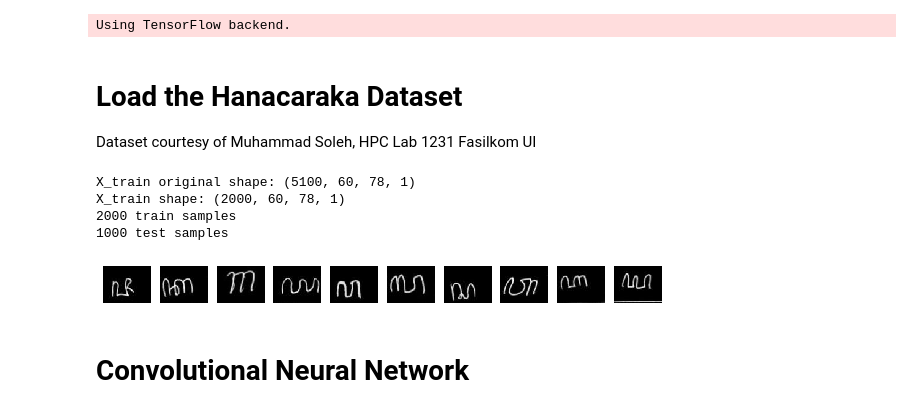
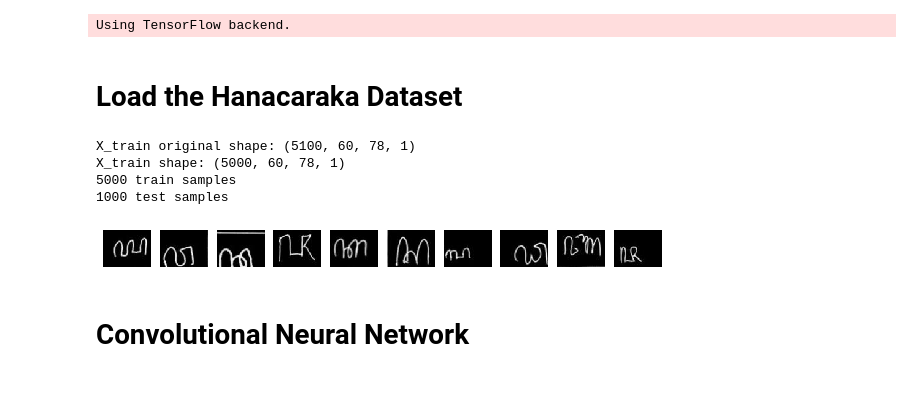
Before and after one commit to rizkyfalih/CSH4I3-Pattern-Recognition-Systems, a Jupyter notebook: Hanacaraka_Detection/cnn_hanacaraka.ipynb, the cells around one changed output. Saved outputs shown, nothing was run; the diff lists cells and outputs as text; code cells hidden in the pictures.

```diff
--- a/Hanacaraka_Detection/cnn_hanacaraka.ipynb
+++ b/Hanacaraka_Detection/cnn_hanacaraka.ipynb
@@ -25,14 +25,13 @@ np.random.seed(23)
 Using TensorFlow backend.
 # %% [markdown]
 # Load the Hanacaraka Dataset
-Dataset courtesy of Muhammad Soleh, HPC Lab 1231 Fasilkom UI
 # %%
 folder = 'gdrive/My Drive/dataset/hanacaraka/'
 
 # Settings
 img_rows, img_cols = 60, 78
 nb_classes = 20
-number_of_data = 2000
+number_of_data = 5000
 
 X_train = []
 Y_train = []
@@ -79,36 +78,36 @@ Y_test = np_utils.to_categorical(Y_test, nb_classes)
 
 test_data = 1000
 
 X_train = X_train[:number_of_data]
 Y_train = Y_train[:number_of_data]
 X_test = X_test[:test_data]
 Y_test = Y_test[:test_data]
 
 print('X_train shape:', X_train.shape)
 print(X_train.shape[0], 'train samples')
 print(X_test.shape[0], 'test samples')
 
 
 # Visualize Hanacaraka dataset
 import matplotlib.pyplot as plt
 %matplotlib inline
 
 n = 10
 plt.figure(figsize=(10, 4))
 for i in range(n):
     # display original
     ax = plt.subplot(2, n, i + 1)
     plt.imshow(X_train[i].reshape(img_rows, img_cols))
     plt.gray()
     ax.get_xaxis().set_visible(False)
     ax.get_yaxis().set_visible(False)
 plt.show()
 # %% [output]
 X_train original shape: (5100, 60, 78, 1)
-X_train shape: (2000, 60, 78, 1)
-2000 train samples
+X_train shape: (5000, 60, 78, 1)
+5000 train samples
 1000 test samples
-[figure, old version]
+[figure, new version]
 # %% [markdown]
 # Convolutional Neural Network
 # %% [markdown]
```
Also changed, not shown: parts of 5 cells of this notebook.
